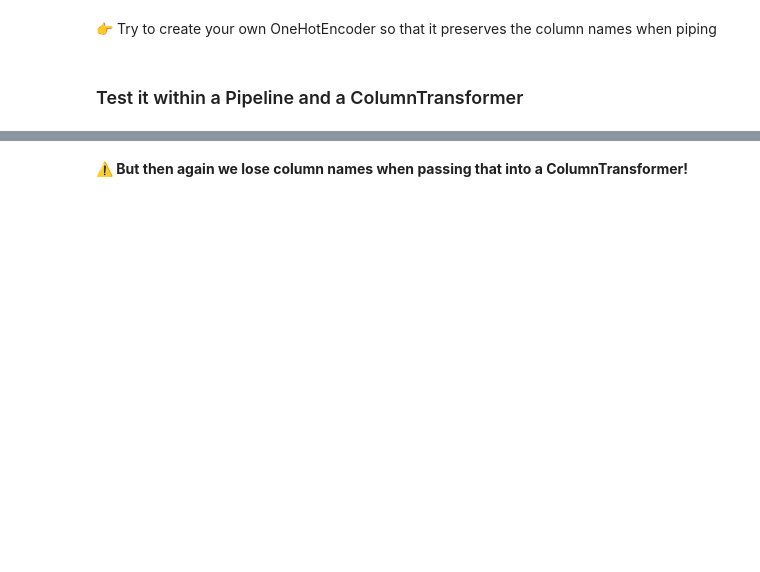
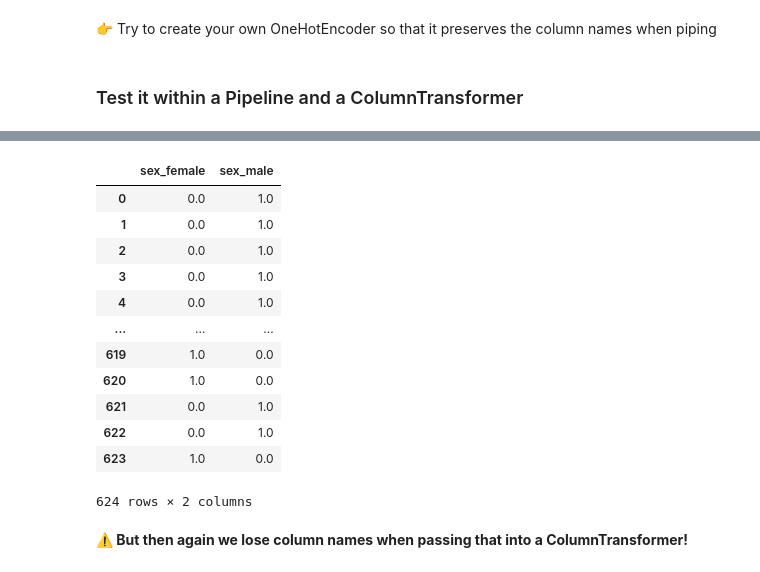
Before and after one commit to roadbusta/data-challenges-recap, a Jupyter notebook: 05-ML/08-Workflow/07-Custom-Encoder/custom_encoder.ipynb, the cells around one changed output, grey strips where cells are left out. Saved outputs shown, nothing was run; the diff lists cells and outputs as text; code cells hidden in the pictures; blank space fills up the shorter version.

```diff
--- a/05-ML/08-Workflow/07-Custom-Encoder/custom_encoder.ipynb
+++ b/05-ML/08-Workflow/07-Custom-Encoder/custom_encoder.ipynb
@@ -42,3 +157,20 @@ ohe.get_feature_names()
+# %%
+# Custom OHE
+from sklearn.preprocessing import OneHotEncoder
+
+class MyCustomOHE(OneHotEncoder): #Creating a copy of OHE to be modified
+
+    #transform
+    def transform(self,*args, **kwargs):
+        array = super().transform(*args, **kwargs)
+        df = pd.DataFrame(array, columns = self.get_feature_names_out())
+        return df
+
+    #fit_transform
+    def fit_transform(self,*args, **kwargs):
+        array = super().fit_transform(*args, **kwargs)
+        df = pd.DataFrame(array, columns = self.get_feature_names_out())
+        return df
 # %% [markdown]
 ### Test it within a Pipeline and a ColumnTransformer
 # %%
@@ -46,2 +187,19 @@ ohe.get_feature_names()
+# %%
+cohe = MyCustomOHE(sparse=False)
+cohe.fit_transform(X_train[['sex']])
+# %% [output]
+|  | sex_female | sex_male |
+| 0 | 0.0 | 1.0 |
+| 1 | 0.0 | 1.0 |
+| 2 | 0.0 | 1.0 |
+| 3 | 0.0 | 1.0 |
+| 4 | 0.0 | 1.0 |
+| ... | ... | ... |
+| 619 | 1.0 | 0.0 |
+| 620 | 1.0 | 0.0 |
+| 621 | 0.0 | 1.0 |
+| 622 | 0.0 | 1.0 |
+| 623 | 1.0 | 0.0 |
+624 rows × 2 columns
 # %% [markdown]
 **⚠️ But then again we lose column names when passing that into a ColumnTransformer!**
```
Also changed, not shown: parts of 18 cells of this notebook, 5 other files.
